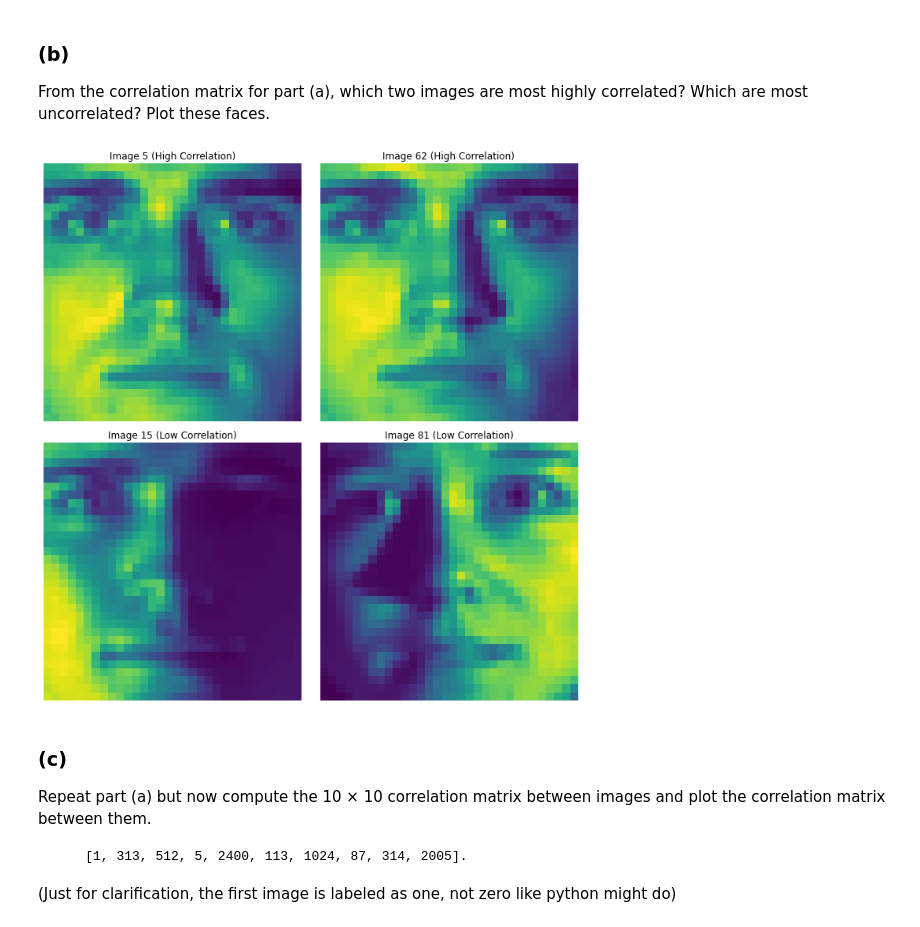
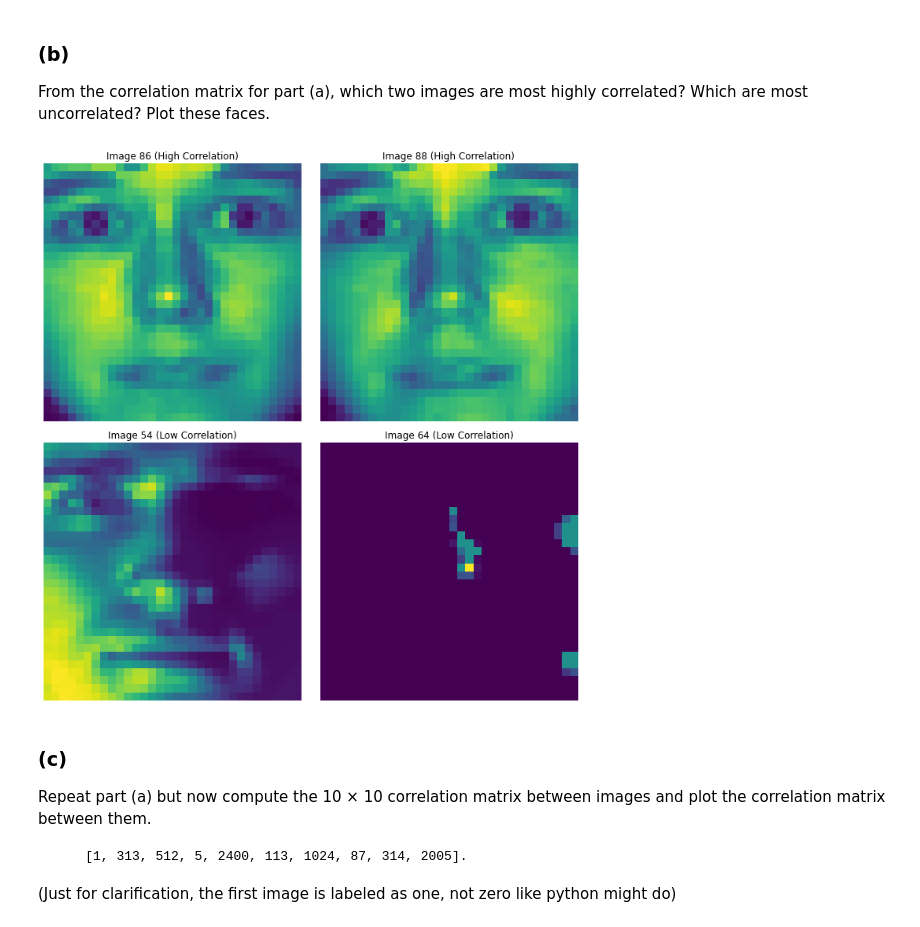
Before and after one commit to ewan-lister/EE-399, a Jupyter notebook: Homework/HW2/HW2_Code.ipynb, the cells around one changed output. Cells and saved outputs as stored; diff of their text form; code cells hidden in the pictures.

```diff
--- a/Homework/HW2/HW2_Code.ipynb
+++ b/Homework/HW2/HW2_Code.ipynb
@@ -28,11 +28,11 @@ Compute a 100 × 100 correlation matrix $C$ where you will compute the dot produ
 first_100_images = X[:, :100]
 
 # Calculate the correlation matrix
-correlation_matrix = np.corrcoef(first_100_images.T)
+correlation_matrix = np.dot(first_100_images.T, first_100_images)
 
 # Plot the correlation matrix
 plt.figure(figsize=(10, 10))
-plt.imshow(correlation_matrix, cmap='viridis', vmin=-1, vmax=1)
+plt.imshow(correlation_matrix, cmap='viridis')
 plt.colorbar()
 
 # Set the title and axes labels
@@ -47,5 +47,6 @@ plt.xticks(np.arange(0, 100, 10))
 plt.yticks(np.arange(0, 100, 10))
 
 # Show the plot
+plt.savefig('./Figures/correlation_matrix_100.png')
 plt.show()
 # %% [output]
@@ -55,9 +56,6 @@ plt.show()
 
 From the correlation matrix for part (a), which two images are most highly correlated? Which are most uncorrelated? Plot these faces.
 # %%
-
-# Calculate the correlation matrix
-correlation_matrix = np.corrcoef(first_100_images.T)
 
 # Mask the diagonal elements of the correlation matrix
 masked_corr_matrix = np.ma.array(correlation_matrix, mask=np.eye(correlation_matrix.shape[0], dtype=bool))
@@ -68,34 +66,35 @@ min_corr_indices = np.unravel_index(np.ma.argmin(masked_corr_matrix), masked_cor
 
 # Extract the corresponding images
 highest_corr_images = first_100_images[:, max_corr_indices]
 lowest_corr_images = first_100_images[:, min_corr_indices]
 
 # Plot the correlated and uncorrelated pairs
 fig, axs = plt.subplots(2, 2, figsize=(10, 10))
 
 # Plot the images with highest correlation
 axs[0, 0].imshow(highest_corr_images[:, 0].reshape(32, 32), cmap='viridis')
 axs[0, 0].set_title('Image {} (High Correlation)'.format(max_corr_indices[0]))
 axs[0, 0].axis('off')
 
 axs[0, 1].imshow(highest_corr_images[:, 1].reshape(32, 32), cmap='viridis')
 axs[0, 1].set_title('Image {} (High Correlation)'.format(max_corr_indices[1]))
 axs[0, 1].axis('off')
 
 # Plot the images with lowest correlation
 axs[1, 0].imshow(lowest_corr_images[:, 0].reshape(32, 32), cmap='viridis')
 axs[1, 0].set_title('Image {} (Low Correlation)'.format(min_corr_indices[0]))
 axs[1, 0].axis('off')
 
 axs[1, 1].imshow(lowest_corr_images[:, 1].reshape(32, 32), cmap='viridis')
 axs[1, 1].set_title('Image {} (Low Correlation)'.format(min_corr_indices[1]))
 axs[1, 1].axis('off')
 
 # Show the plots
 plt.tight_layout()
+plt.savefig('./Figures/high_low_correlation_faces.png')
 plt.show()
 # %% [output]
-[figure, old version]
+[figure, new version]
 # %% [markdown]
 ### (c)
 
```
Also changed, not shown: parts of 8 cells of this notebook, 5 other files.
